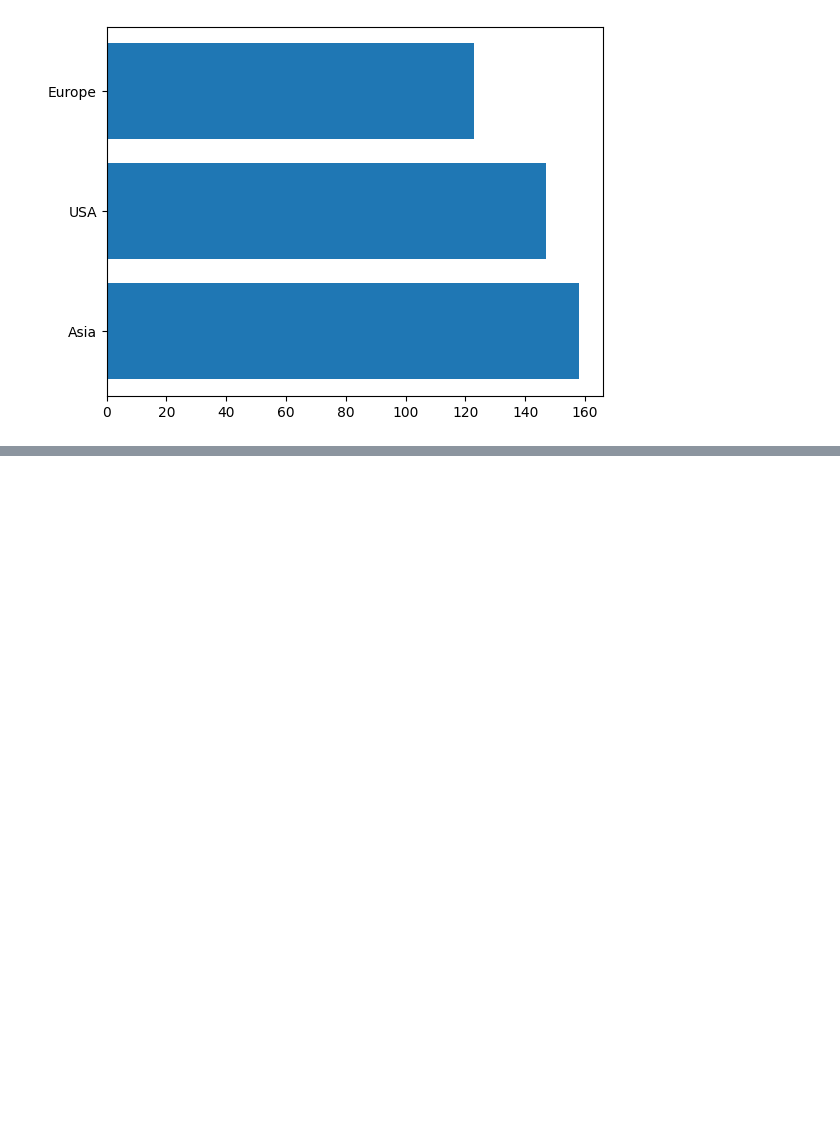
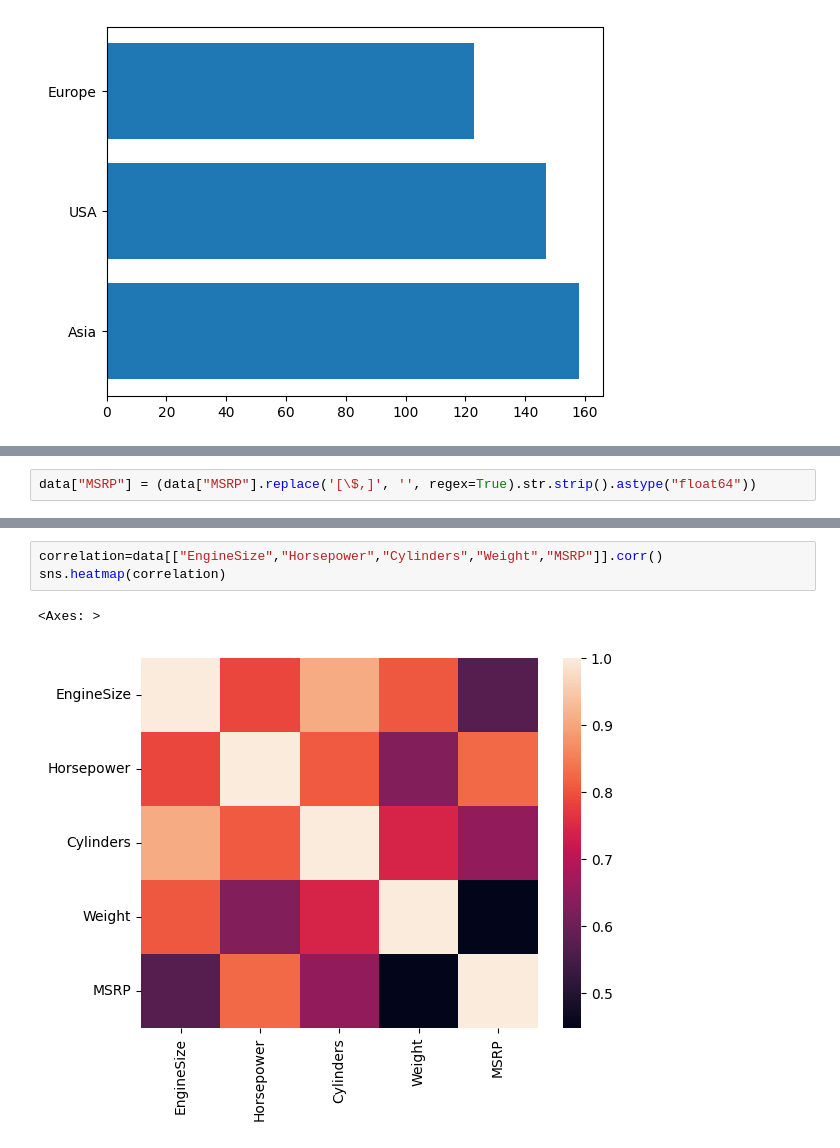
Before and after one commit to trailokya-world/Car-Data-Analysis, a Jupyter notebook: car_data_analysis/car_data_analysis.ipynb, the cells around one changed output, grey strips where cells are left out. Drawn from its saved outputs; the diff is of its cells as text; blank space fills up the shorter version.

```diff
--- a/car_data_analysis/car_data_analysis.ipynb
+++ b/car_data_analysis/car_data_analysis.ipynb
@@ -236,0 +242,2 @@ plt.show()
+# %%
+data["MSRP"] = (data["MSRP"].replace('[\$,]', '', regex=True).str.strip().astype("float64"))
@@ -236,0 +254,6 @@ plt.show()
+# %%
+correlation=data[["EngineSize","Horsepower","Cylinders","Weight","MSRP"]].corr()
+sns.heatmap(correlation)
+# %% [output]
+<Axes: >
+[figure, added]
```
Also changed, not shown: parts of 10 cells of this notebook.
